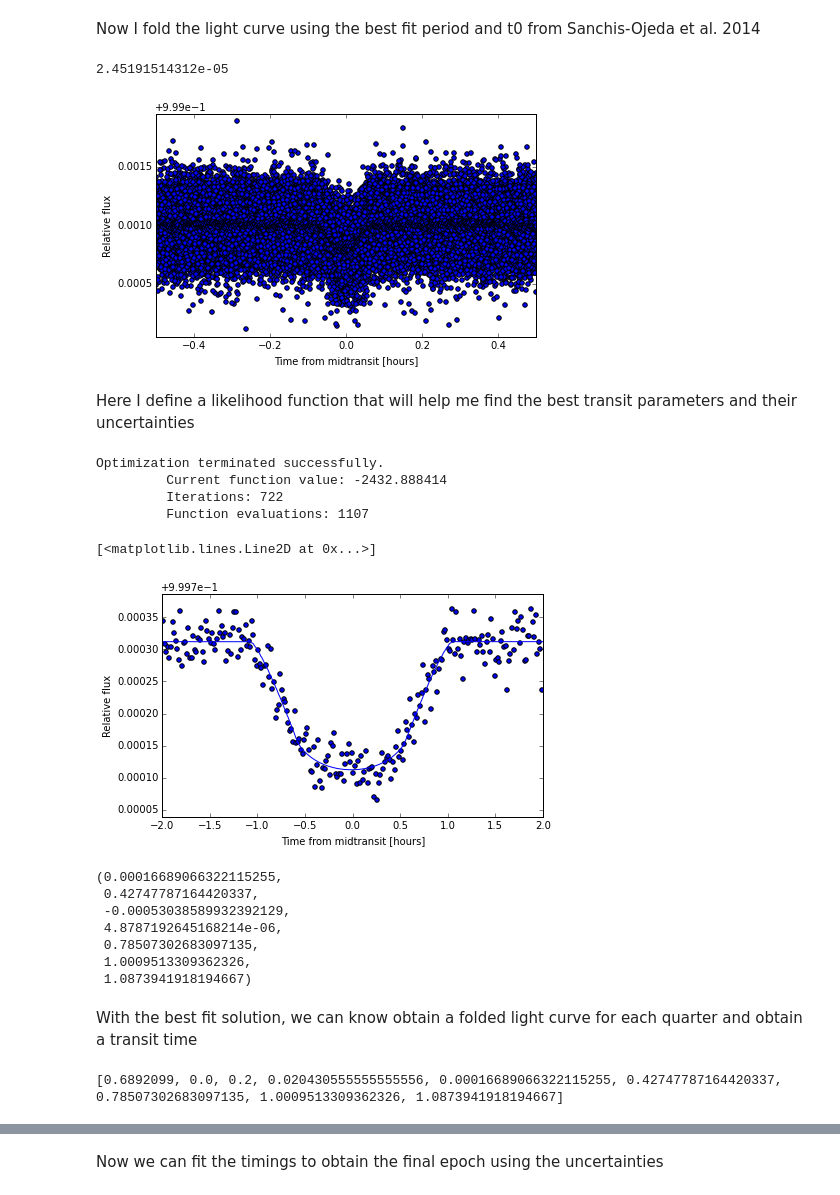
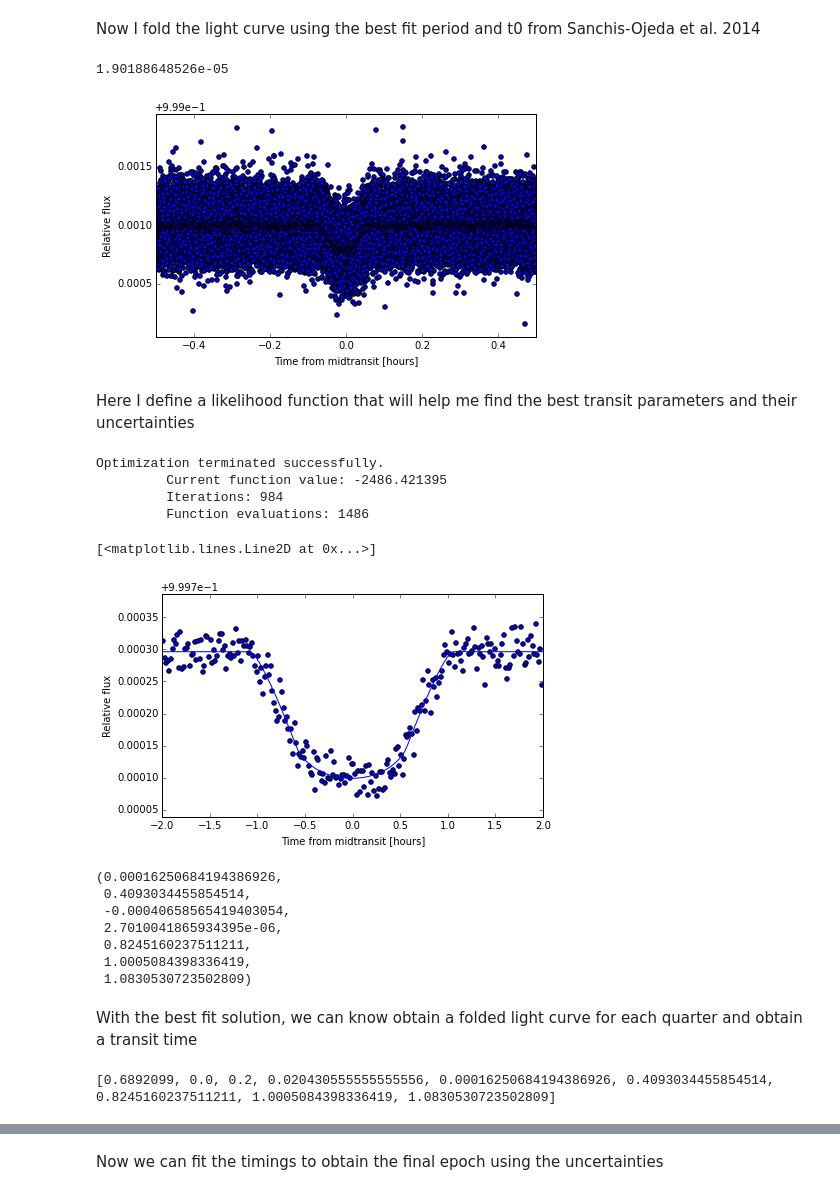
Before and after one commit to sanchisojeda/USPmass, a Jupyter notebook: Transitanalysis/Prelimtransitfit.ipynb, the cells around one changed output, grey strips where cells are left out. Drawn from its saved outputs; the diff is of its cells as text; code cells hidden in the pictures.

```diff
--- a/Transitanalysis/Prelimtransitfit.ipynb
+++ b/Transitanalysis/Prelimtransitfit.ipynb
@@ -13 +14,13 @@ import csv
+# %%
+def robust_mean(x):
+    # function that computes the robust mean of a vector, useful to bin the folded light curves
+    valuestd = np.std(x)
+    epsilon = 1.0
+    while epsilon > 0.00001:
+        goodp = np.abs(x-np.mean(x)) < 3.0*valuestd
+        x = x[goodp]
+        newstd = np.std(x)
+        epsilon = np.abs((newstd-valuestd)/valuestd)
+        valuestd = newstd
+    return np.mean(x)
 # %% [markdown]
@@ -47,7 +60,7 @@ Here I remove the effects of stellar activity using a cubic spline, with the tra
 # %%
 goodquart = np.unique(quarter)
 
-ndays = 5.0*period
+ndays = 6.0*period
 
 flux = iniflux
 
@@ -75,6 +88,6 @@ for i in goodquart:
     spline = LSQUnivariateSpline(t[oot],f[oot],knots,k=3)
     fit = spline(t)
 
-    flux[goodp] = flux[goodp]#/fit
+    flux[goodp] = flux[goodp]/fit
 
     # Define a new filtering function
@@ -92,29 +94,29 @@ def robust_median(x):
 # %% [markdown]
 Now I fold the light curve using the best fit period and t0 from Sanchis-Ojeda et al. 2014
 # %%
-bin_means, bin_edges, binnumber = stats.binned_statistic(phase, flux, statistic=robust_median,
+bin_means, bin_edges, binnumber = stats.binned_statistic(phase, flux, statistic=robust_mean,
                                                          bins = np.round(period*24.0*60.0))
 
 bin_centers = 0.5*(bin_edges[0:-1] + bin_edges[1:])
 # Plot the results
 fig = plt.figure(figsize=(15,4))
 ax = fig.add_subplot(1,2,1)
 ax.scatter(phase,flux)
 plt.xlim([-0.5, 0.5])
 plt.ylim([1-depth*5.5, depth*5.5+1])
 ax.set_xlabel('Time from midtransit [hours]')
 ax.set_ylabel('Relative flux')
 ax.scatter(bin_centers, bin_means)
 
 selectedp = np.abs(bin_centers) < transitwindow
 errorLC = np.std(bin_means[~selectedp]) # outside of transit
 print errorLC
 
 timeLC = period*bin_centers[selectedp]
 fluxLC = bin_means[selectedp]
 # %% [output]
-2.45191514312e-05
+1.90188648526e-05
-[figure, old version]
+[figure, new version]
 # %% [markdown]
 Here I define a likelihood function that will help me find the best transit parameters and their uncertainties
 # %%
@@ -163,9 +165,9 @@ u1_ml = 0.5*(sumLD_ml + diffLD)
 u2_ml = sumLD_ml-u1_ml
 # %% [output]
 Optimization terminated successfully.
-         Current function value: -2432.888414
-         Iterations: 722
-         Function evaluations: 1107
+         Current function value: -2486.421395
+         Iterations: 984
+         Function evaluations: 1486
 # %%
 # Compute the light curve integrated over a Kepler long cadence
 # exposure time.
@@ -187,24 +189,24 @@ ax.set_ylabel('Relative flux')
 ax.plot(24.0*t, f)
 # %% [output]
 [<matplotlib.lines.Line2D at 0x...>]
-[figure, old version]
+[figure, new version]
 # %%
 depth_ml, b_ml,  t0_ml, sigma_ml, sumLD_ml, mass_ml, radius_ml
 # %% [output]
-(0.00016689066322115255,
- 0.42747787164420337,
- -0.00053038589932392129,
- 4.8787192645168214e-06,
- 0.78507302683097135,
- 1.0009513309362326,
- 1.0873941918194667)
+(0.00016250684194386926,
+ 0.4093034455854514,
+ -0.00040658565419403054,
+ 2.7010041865934395e-06,
+ 0.8245160237511211,
+ 1.0005084398336419,
+ 1.0830530723502809)
 # %% [markdown]
 With the best fit solution, we can know obtain a folded light curve for each quarter and obtain a transit time
 # %%
 allfixed2 = [period, ecc, diffLD, tKep, depth_ml, b_ml, sumLD_ml, mass_ml, radius_ml]
 print allfixed2
 # %% [output]
-[0.6892099, 0.0, 0.2, 0.020430555555555556, 0.00016689066322115255, 0.42747787164420337, 0.78507302683097135, 1.0009513309362326, 1.0873941918194667]
+[0.6892099, 0.0, 0.2, 0.020430555555555556, 0.00016250684194386926, 0.4093034455854514, 0.8245160237511211, 1.0005084398336419, 1.0830530723502809]
 # %%
 def lnlikeind(theta, timeLC, fluxLC, errorLC, allfixed):
     """
```
Also changed, not shown: parts of 7 cells of this notebook, 4 other files.
